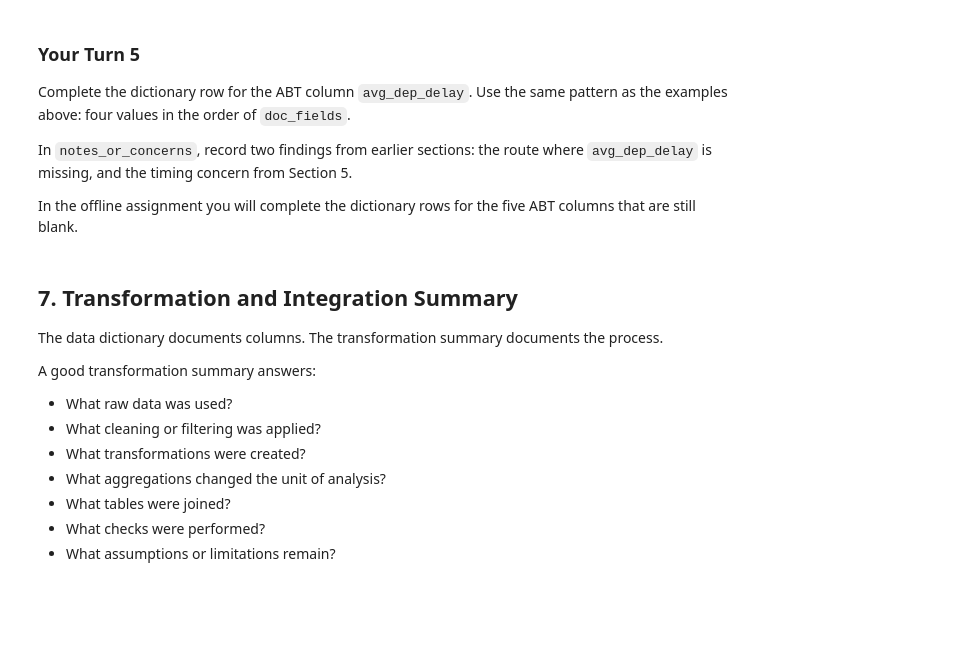
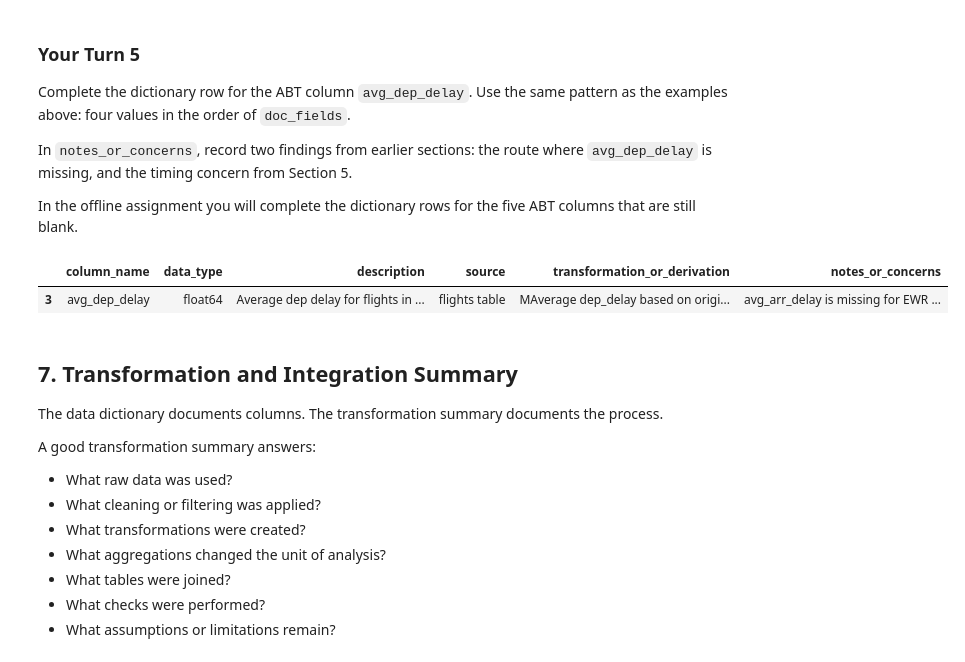
Before and after one commit to tmack92/mackay_tim_week_11_updated, a Jupyter notebook: notebooks/module11_abt_documentation_guided_lab.ipynb, the cells around one changed output. Cells and saved outputs as stored; diff of their text form; code cells hidden in the pictures; blank space fills up the shorter version.

```diff
--- a/notebooks/module11_abt_documentation_guided_lab.ipynb
+++ b/notebooks/module11_abt_documentation_guided_lab.ipynb
@@ -521,14 +553,23 @@ In the offline assignment you will complete the dictionary rows for the five ABT
 # %%
 # Your Turn 5 - document the ABT column avg_dep_delay (one dictionary row).
 # Replace the four empty strings, in the order of doc_fields, then run the cell.
+
 your_turn_entries = {
-    "avg_dep_delay": ["", "", "", ""],
+    "avg_dep_delay": [
+        "Average dep delay for flights in minutes.",
+        "flights table",
+        "MAverage dep_delay based on origin and destination",
+        "avg_arr_delay is missing for EWR to LGA as it was cancelled"
+    ],
 }
 
 for abt_column, values in your_turn_entries.items():
     data_dictionary.loc[data_dictionary["column_name"] == abt_column, doc_fields] = values
 
 data_dictionary[data_dictionary["column_name"] == "avg_dep_delay"]
+# %% [output]
+|  | column_name | data_type | description | source | transformation_or_derivation | notes_or_concerns |
+| 3 | avg_dep_delay | float64 | Average dep delay for flights in ... | flights table | MAverage dep_delay based on origi... | avg_arr_delay is missing for EWR ... |
 # %% [markdown]
 ## 7. Transformation and Integration Summary
 
```
Also changed, not shown: parts of 7 cells of this notebook.
